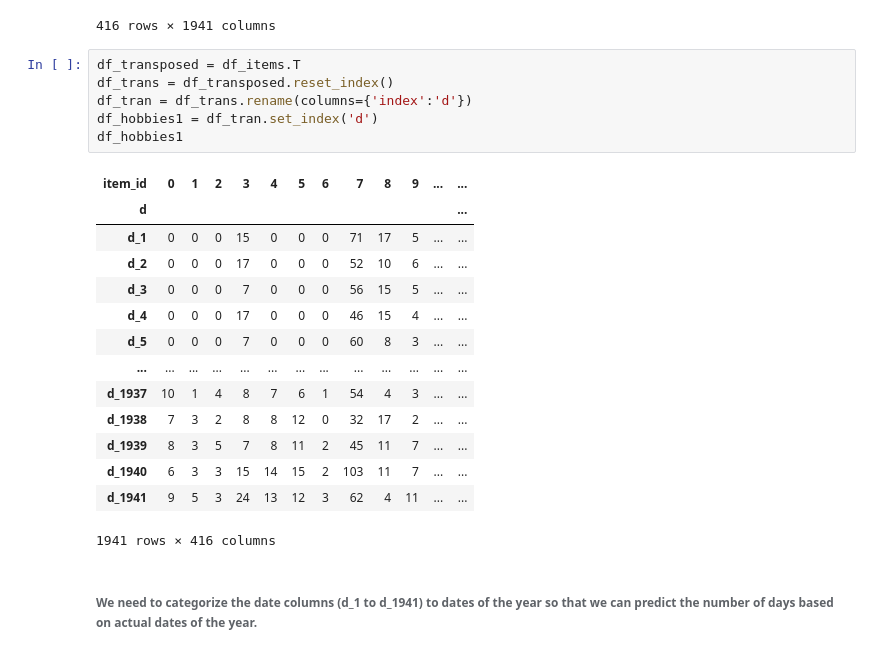
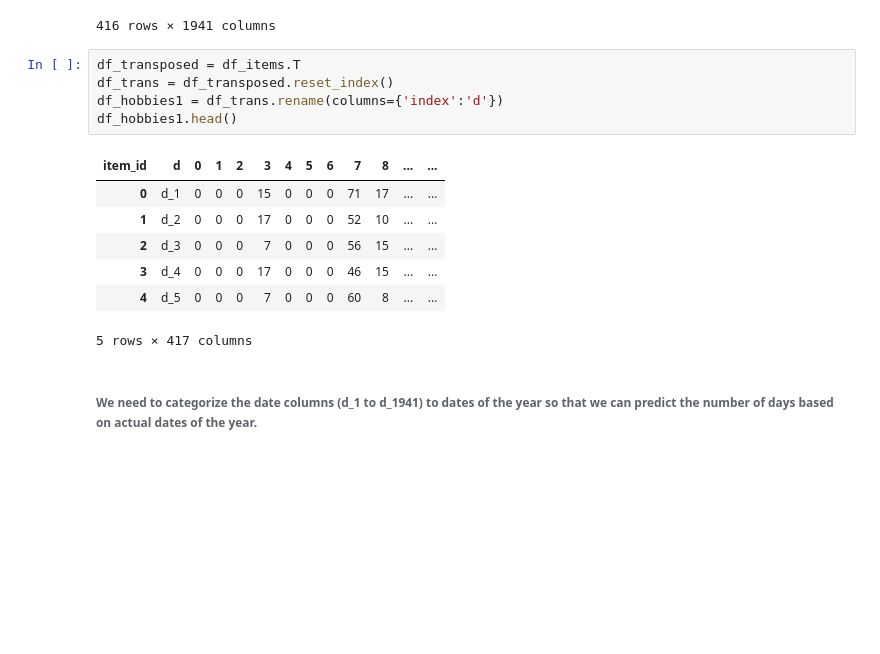
Before and after one commit to sithankanna/hts-forecast, a Jupyter notebook: notebooks/001-EK-EDA.ipynb, the cells around one changed output. Cells and saved outputs as stored; diff of their text form; blank space fills up the shorter version.

```diff
--- a/notebooks/001-EK-EDA.ipynb
+++ b/notebooks/001-EK-EDA.ipynb
@@ -196,24 +196,16 @@ df_items
 # %%
 df_transposed = df_items.T
 df_trans = df_transposed.reset_index()
-df_tran = df_trans.rename(columns={'index':'d'})
-df_hobbies1 = df_tran.set_index('d')
-df_hobbies1
+df_hobbies1 = df_trans.rename(columns={'index':'d'})
+df_hobbies1.head()
 # %% [output]
-| item_id | 0 | 1 | 2 | 3 | 4 | 5 | 6 | 7 | 8 | 9 | ... | ... |
-| d |  |  |  |  |  |  |  |  |  |  |  | ... |
-| d_1 | 0 | 0 | 0 | 15 | 0 | 0 | 0 | 71 | 17 | 5 | ... | ... |
-| d_2 | 0 | 0 | 0 | 17 | 0 | 0 | 0 | 52 | 10 | 6 | ... | ... |
-| d_3 | 0 | 0 | 0 | 7 | 0 | 0 | 0 | 56 | 15 | 5 | ... | ... |
-| d_4 | 0 | 0 | 0 | 17 | 0 | 0 | 0 | 46 | 15 | 4 | ... | ... |
-| d_5 | 0 | 0 | 0 | 7 | 0 | 0 | 0 | 60 | 8 | 3 | ... | ... |
-| ... | ... | ... | ... | ... | ... | ... | ... | ... | ... | ... | ... | ... |
-| d_1937 | 10 | 1 | 4 | 8 | 7 | 6 | 1 | 54 | 4 | 3 | ... | ... |
-| d_1938 | 7 | 3 | 2 | 8 | 8 | 12 | 0 | 32 | 17 | 2 | ... | ... |
-| d_1939 | 8 | 3 | 5 | 7 | 8 | 11 | 2 | 45 | 11 | 7 | ... | ... |
-| d_1940 | 6 | 3 | 3 | 15 | 14 | 15 | 2 | 103 | 11 | 7 | ... | ... |
-| d_1941 | 9 | 5 | 3 | 24 | 13 | 12 | 3 | 62 | 4 | 11 | ... | ... |
+| item_id | d | 0 | 1 | 2 | 3 | 4 | 5 | 6 | 7 | 8 | ... | ... |
+| 0 | d_1 | 0 | 0 | 0 | 15 | 0 | 0 | 0 | 71 | 17 | ... | ... |
+| 1 | d_2 | 0 | 0 | 0 | 17 | 0 | 0 | 0 | 52 | 10 | ... | ... |
+| 2 | d_3 | 0 | 0 | 0 | 7 | 0 | 0 | 0 | 56 | 15 | ... | ... |
+| 3 | d_4 | 0 | 0 | 0 | 17 | 0 | 0 | 0 | 46 | 15 | ... | ... |
+| 4 | d_5 | 0 | 0 | 0 | 7 | 0 | 0 | 0 | 60 | 8 | ... | ... |
-1941 rows × 416 columns
+5 rows × 417 columns
 # %% [markdown]
 ###### We need to categorize the date columns (d_1 to d_1941) to dates of the year so that we can predict the number of days based on actual dates of the year.
 # %% [markdown]
```
Also changed, not shown: parts of 10 cells of this notebook.
